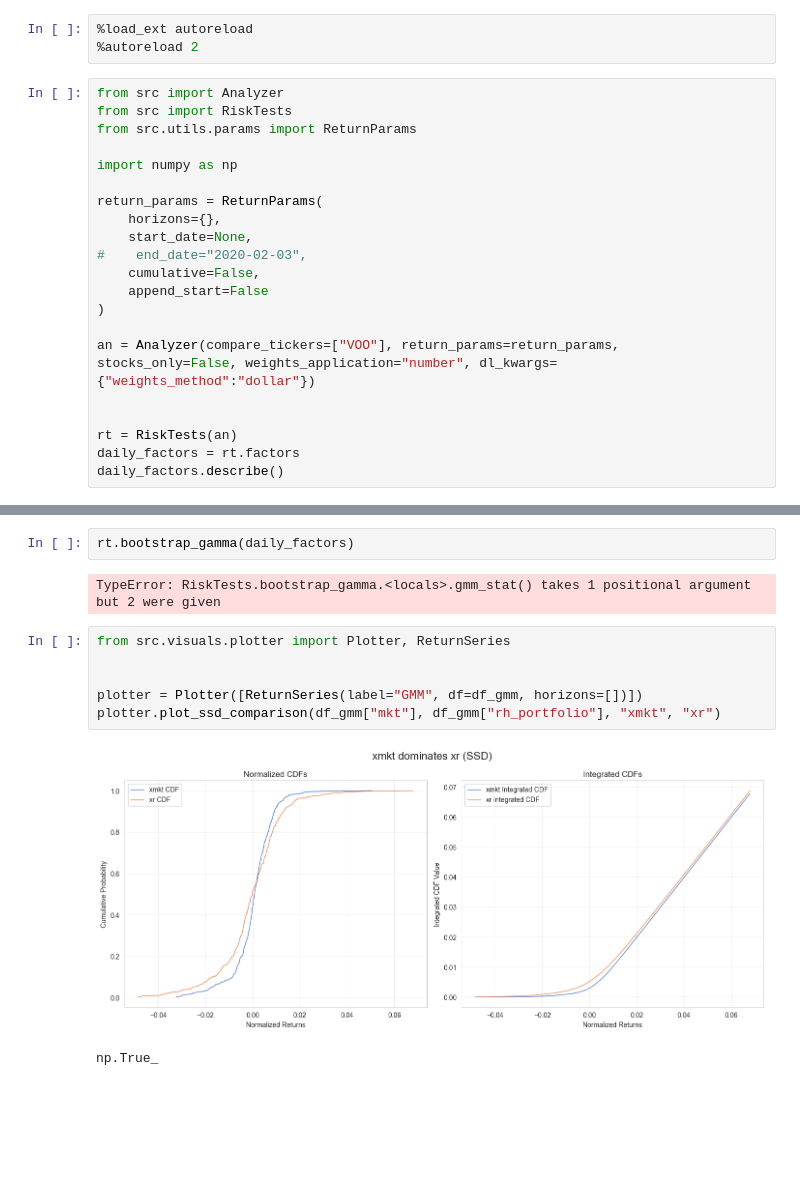
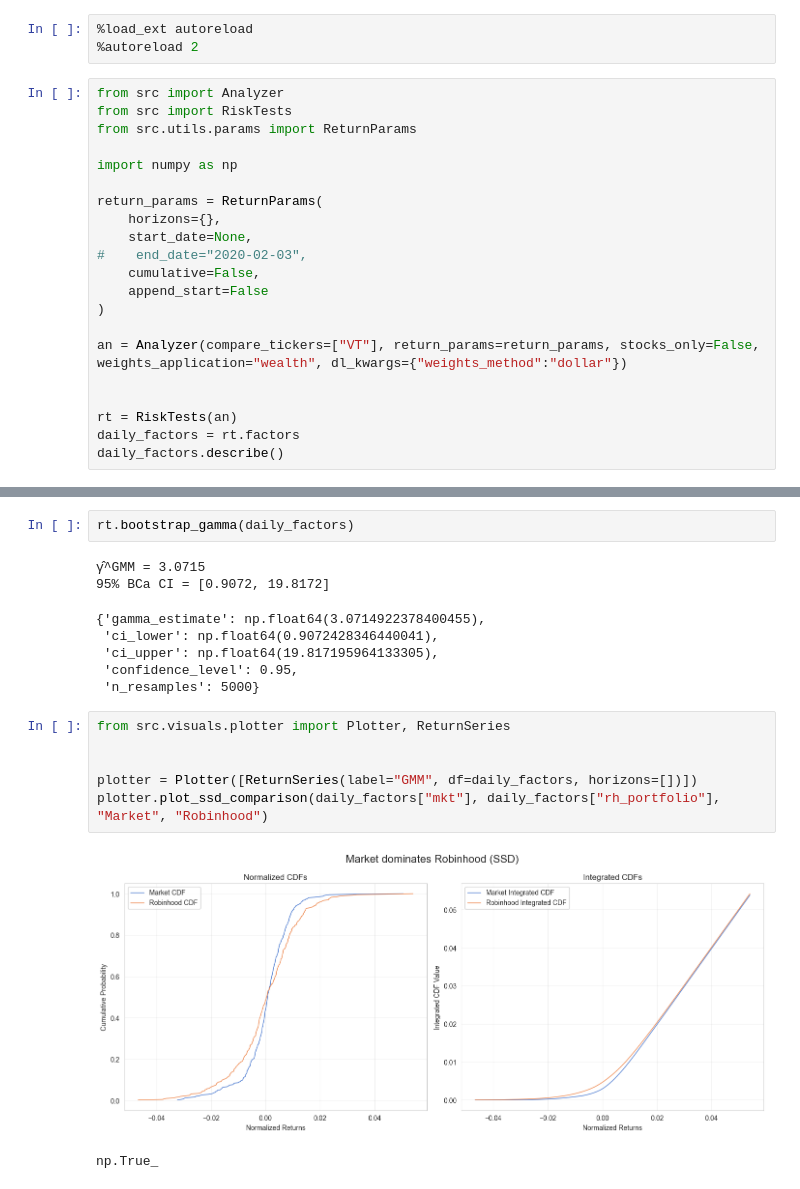
Before and after one commit to FedericoCortesi/Robinhood_data, a Jupyter notebook: notebooks/risk_tests.ipynb, the cells around one changed output, grey strips where cells are left out. Drawn from its saved outputs; the diff is of its cells as text; blank space fills up the shorter version.

```diff
--- a/notebooks/risk_tests.ipynb
+++ b/notebooks/risk_tests.ipynb
@@ -377,7 +245,7 @@ return_params = ReturnParams(
     append_start=False
 )
 
-an = Analyzer(compare_tickers=["VOO"], return_params=return_params, stocks_only=False, weights_application="number", dl_kwargs={"weights_method":"dollar"})
+an = Analyzer(compare_tickers=["VT"], return_params=return_params, stocks_only=False, weights_application="wealth", dl_kwargs={"weights_method":"dollar"})
 
 
 rt = RiskTests(an)
@@ -551,13 +339,19 @@ print(f"95% BCa CI = [{ci.low:.4f}, {ci.high:.4f}]")
 # %%
 rt.bootstrap_gamma(daily_factors)
 # %% [output]
-TypeError: RiskTests.bootstrap_gamma.<locals>.gmm_stat() takes 1 positional argument but 2 were given
+γ̂^GMM = 3.0715
+95% BCa CI = [0.9072, 19.8172]
+{'gamma_estimate': np.float64(3.0714922378400455),
+ 'ci_lower': np.float64(0.9072428346440041),
+ 'ci_upper': np.float64(19.817195964133305),
+ 'confidence_level': 0.95,
+ 'n_resamples': 5000}
 # %%
 from src.visuals.plotter import Plotter, ReturnSeries
 
 
-plotter = Plotter([ReturnSeries(label="GMM", df=df_gmm, horizons=[])])
-plotter.plot_ssd_comparison(df_gmm["mkt"], df_gmm["rh_portfolio"], "xmkt", "xr")
+plotter = Plotter([ReturnSeries(label="GMM", df=daily_factors, horizons=[])])
+plotter.plot_ssd_comparison(daily_factors["mkt"], daily_factors["rh_portfolio"], "Market", "Robinhood")
 # %% [output]
-[figure, old version]
+[figure, new version]
 np.True_
```
Also changed, not shown: parts of 23 cells of this notebook, 57 other files.
